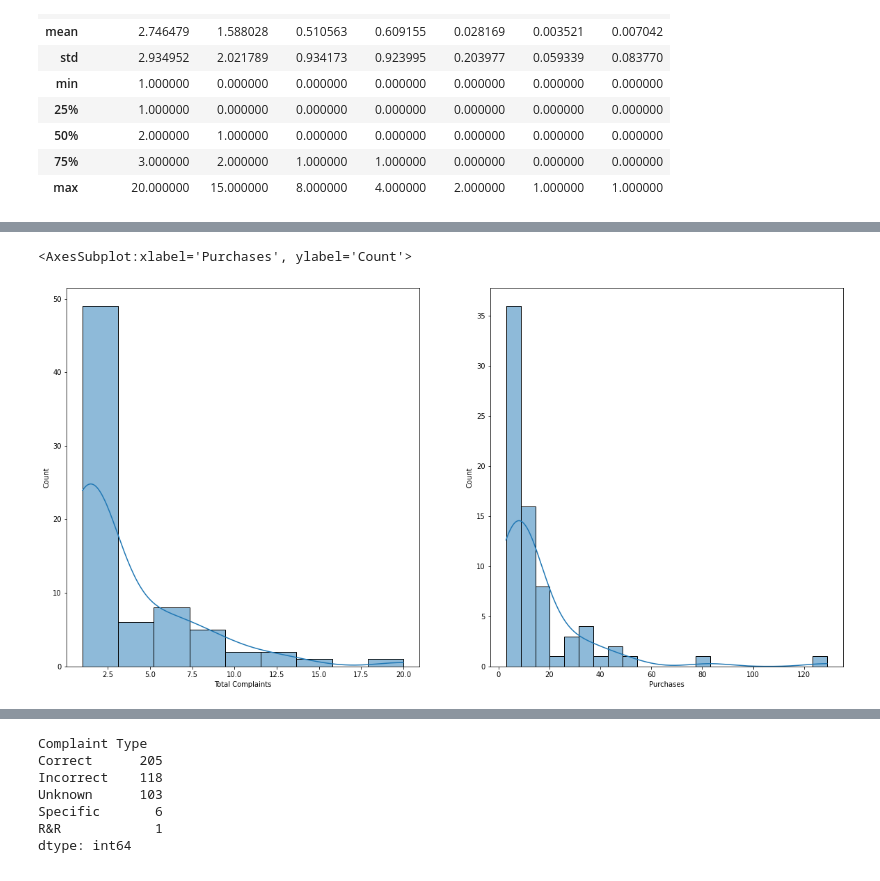
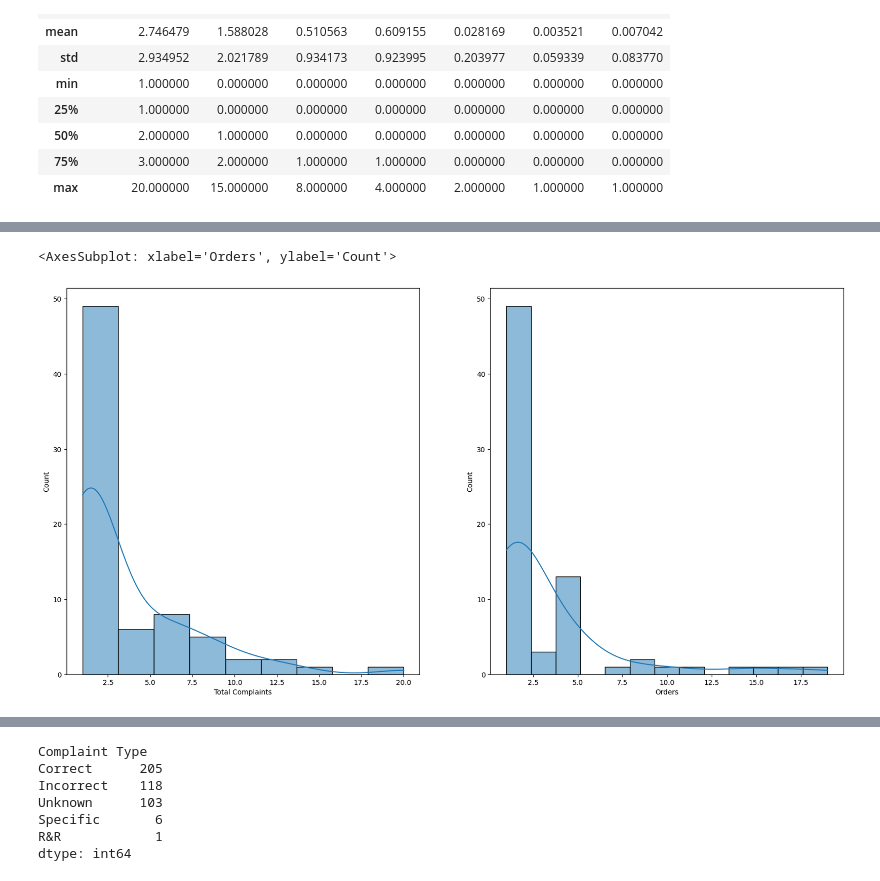
Before and after one commit to KBrandt57/COGS_118B_Project, a Jupyter notebook: eda_notebook.ipynb, the cells around one changed output, grey strips where cells are left out. Drawn from its saved outputs; the diff is of its cells as text; code cells hidden in the pictures.

Commit message:
Added figures to polished_notebook
I also made a bigger mess of my parts on the EDA notebook, so sorry about that ;)

```diff
--- a/eda_notebook.ipynb
+++ b/eda_notebook.ipynb
@@ -626,7 +725,8 @@ comp_per_doc.describe()
 # %%
 #Merging with the total purchases per doctor for visualization
 comp_plus_purch = comp_per_doc.merge(doctors, how = 'inner', on = 'DoctorID')
-comp_plus_purch = comp_plus_purch[['DoctorID', 'Total Complaints', 'Correct', 'Unknown', 'Incorrect', 'Specific', 'R&R', 'null', 'Purchases']]
+comp_plus_purch = comp_plus_purch[['DoctorID', 'Total Complaints', 'Correct', 'Unknown', 'Incorrect', 'Purchases']]
+comp_plus_purch = comp_plus_purch.merge(ords_per_doc, how = 'left', on = 'DoctorID')
 comp_plus_purch
 
 comp_plus_purch.describe()
@@ -642,0 +766,6 @@ comp_plus_purch.describe()
+# %%
+comp_plus_purch['prop_correct'] = comp_plus_purch['Correct'] / comp_plus_purch['Total Complaints']
+comp_plus_purch['prop_unknown'] = comp_plus_purch['Unknown'] / comp_plus_purch['Total Complaints']
+comp_plus_purch['prop_incorrect'] = comp_plus_purch['Incorrect'] / comp_plus_purch['Total Complaints']
+
+comp_plus_purch
@@ -643,10 +808,10 @@ comp_plus_purch.describe()
 # %%
 f3, axs = plt.subplots(1, 2, figsize = (20, 10))
 sns.histplot(data = comp_plus_purch, x = 'Total Complaints', kde = True, ax = axs[0])
-sns.histplot(data = comp_plus_purch, x = 'Purchases', kde = True, ax = axs[1])
+sns.histplot(data = comp_plus_purch, x = 'Orders', kde = True, ax = axs[1])
 # %% [output]
-<AxesSubplot:xlabel='Purchases', ylabel='Count'>
+<AxesSubplot: xlabel='Orders', ylabel='Count'>
-[figure, old version]
+[figure, new version]
 # %%
 comp_plus_purch['TC_log10'] = comp_plus_purch['Total Complaints'].apply(np.log10)
 comp_plus_purch['Purchases_log10'] = comp_plus_purch['Purchases'].apply(np.log10)
```
Also changed, not shown: parts of 28 cells of this notebook, 5 other files.
